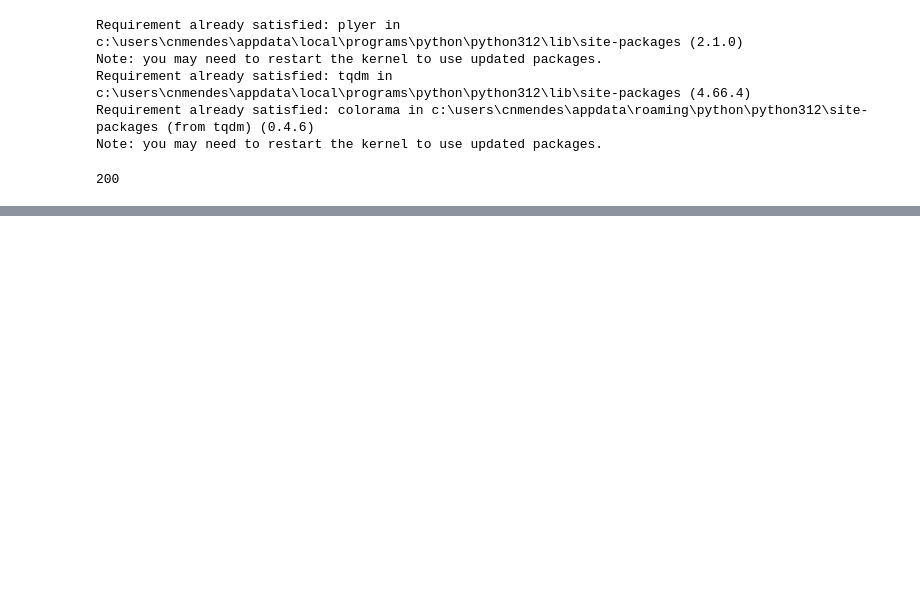
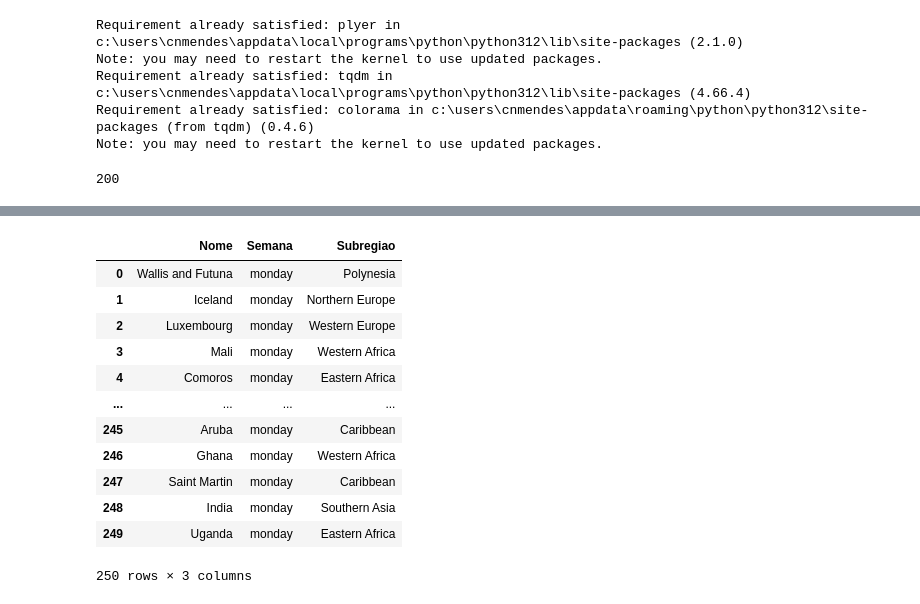
Before and after one commit to natalia5824/projeto-coder, a Jupyter notebook: projeto_final.ipynb, the cells around one changed output, grey strips where cells are left out. Saved outputs shown, nothing was run; the diff lists cells and outputs as text; code cells hidden in the pictures; blank space fills up the shorter version.

Commit message:
Atualização do projeto final e adição de novos arquivos

```diff
--- a/projeto_final.ipynb
+++ b/projeto_final.ipynb
@@ -182,3 +181,82 @@ def alerta_base(url): #URL vai ser o parâmetro que vamos ter que passar
         message=title,
         timeout=10
         )
+# %%
+import pandas as pd
+import sqlite3
+
+def ajustar_tipos_de_dados(df):
+    def processar_valor(valor):
+        if isinstance(valor, list):
+            return ', '.join(str(v) for v in valor)
+        elif isinstance(valor, dict):
+            return str(valor)
+        else:
+            return valor
+
+    def processar_coluna(coluna):
+        return coluna.apply(processar_valor)
+
+    return df.apply(processar_coluna)
+
+# Função para salvar no banco de dados SQLite
+def salva_bd(df, nome_tabela):
+    '''
+    Salva dataframe df na tabela nome_tabela.
+    '''
+    conn = sqlite3.connect('projetofinal.db')
+
+    # Ajustar tipos de dados complexos
+    df = ajustar_tipos_de_dados(df)
+
+    df.to_sql(nome_tabela, conn, if_exists='replace', index=False)
+
+    conn.close()
+
+    return True
+
+
+# Salvando os DataFrames no banco de dados
+salva_bd(paises_novo, 'paises_informacoes_basicas')
+salva_bd(paises_novo_2, 'paises_informacoes_adicionais')
+salva_bd(paises_novo2, 'paises_moedas')
+
+# Função para listar as tabelas no banco de dados SQLite
+def tabelas_bd():
+    conn = sqlite3.connect('projetofinal.db')
+    cursor = conn.cursor()
+    cursor.execute("SELECT name FROM sqlite_master WHERE type='table';")
+    tables = cursor.fetchall()
+    conn.close()
+    return [table[0] for table in tables]
+
+# Função para carregar dados de uma tabela do banco de dados SQLite
+def carrega_bd(nome_tabela):
+    conn = sqlite3.connect('projetofinal.db')
+    query = f"SELECT * FROM {nome_tabela};"
+    df = pd.read_sql_query(query, conn)
+    conn.close()
+    return df
+
+
+# Carregando uma tabela do banco de dados para verificar os dados salvos
+df_carregado_1 = carrega_bd('paises_informacoes_basicas')
+df_carregado_2 = carrega_bd('paises_informacoes_adicionais')
+df_carregado_3 = carrega_bd('paises_moedas')
+
+# Usando df.head() para imprimir as primeiras linhas de cada DataFrame
+pd.DataFrame(df_carregado_1)
+# %% [output]
+|  | Nome | Semana | Subregiao |
+| 0 | Wallis and Futuna | monday | Polynesia |
+| 1 | Iceland | monday | Northern Europe |
+| 2 | Luxembourg | monday | Western Europe |
+| 3 | Mali | monday | Western Africa |
+| 4 | Comoros | monday | Eastern Africa |
+| ... | ... | ... | ... |
+| 245 | Aruba | monday | Caribbean |
+| 246 | Ghana | monday | Western Africa |
+| 247 | Saint Martin | monday | Caribbean |
+| 248 | India | monday | Southern Asia |
+| 249 | Uganda | monday | Eastern Africa |
+250 rows × 3 columns
```
Also changed, not shown: parts of 10 cells of this notebook, 3 other files.
